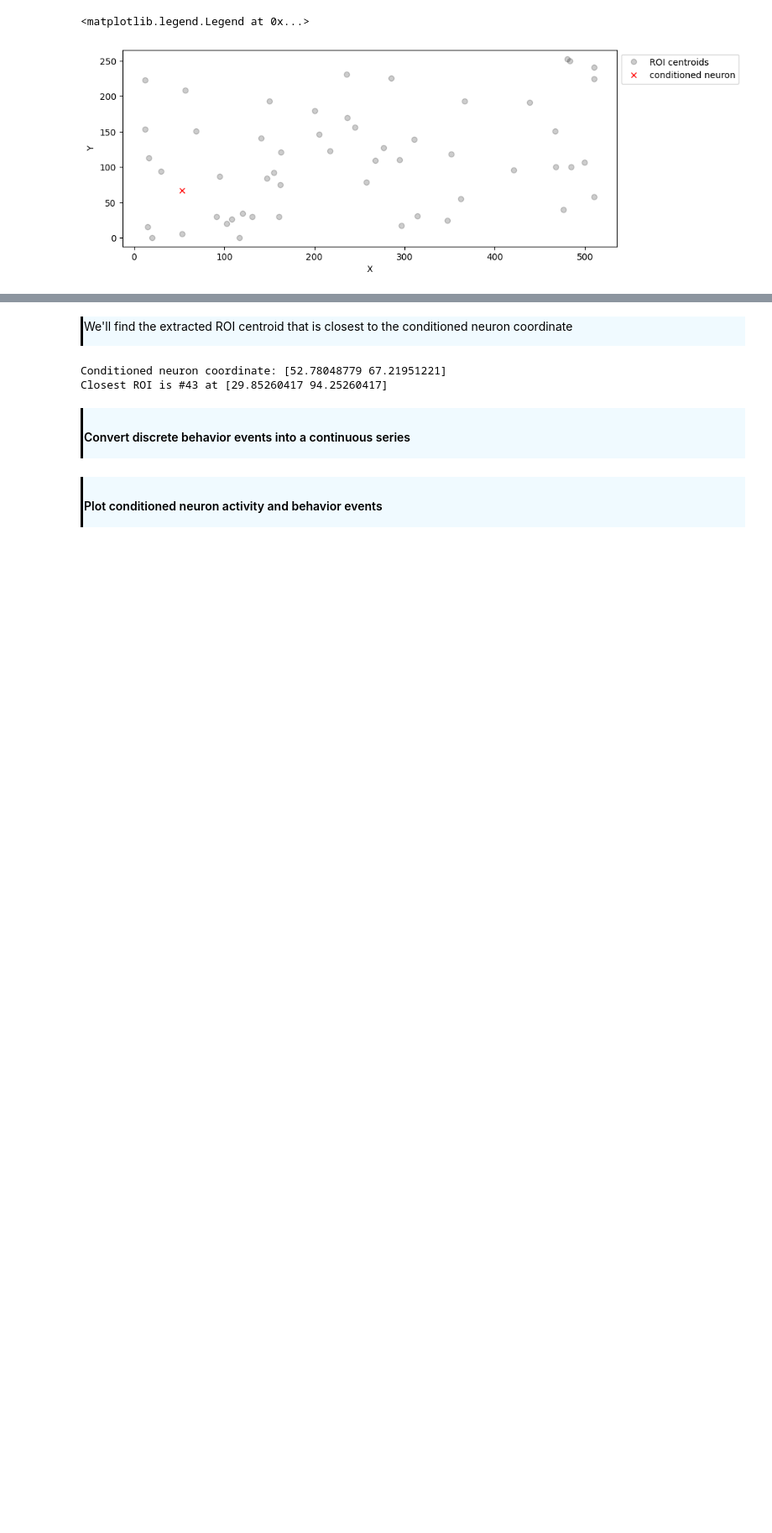
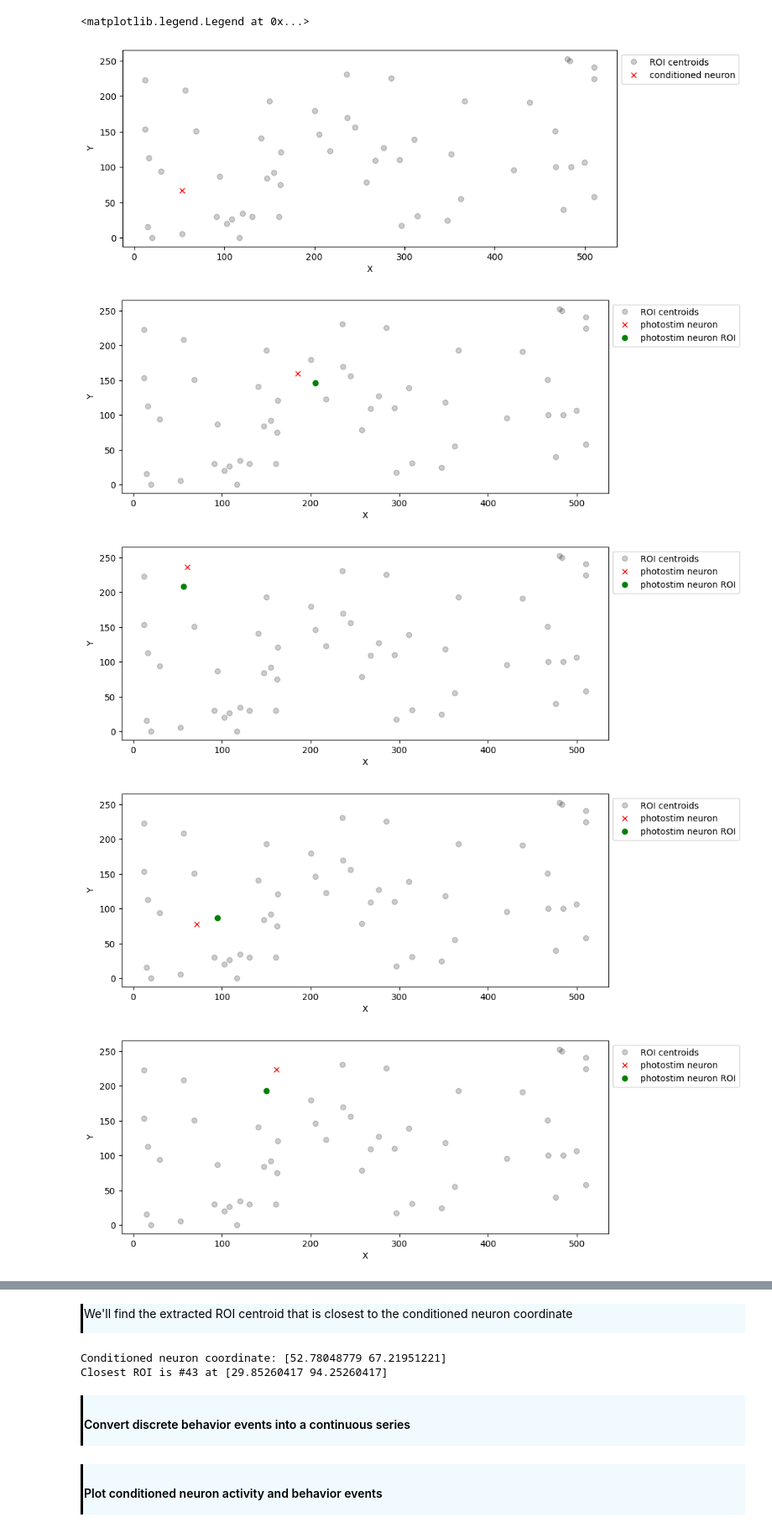
Before and after one commit to AllenNeuralDynamics/AIND-CNC-BCI-Workshop, a Jupyter notebook: code/demo_dev.ipynb, the cells around one changed output, grey strips where cells are left out. Shown at 84% size. Cells and saved outputs as stored; diff of their text form; code cells hidden in the pictures; blank space fills up the shorter version.

```diff
--- a/code/demo_dev.ipynb
+++ b/code/demo_dev.ipynb
@@ -533,3 +533,21 @@ plt.legend(bbox_to_anchor=(1.0, 1.0))
 # %% [output]
 <matplotlib.legend.Legend at 0x...>
 [figure]
+# %%
+# Create a list of the photostimulated neurons and their closest ROIS
+for idx in range(0,5):
+    select_roi = photostim['closest_roi'].iloc[idx]
+
+    plt.plot(centroidX, centroidY, 'ko', alpha = 0.2, label = 'ROI centroids')
+    plt.plot(photostim['laser_x'].iloc[idx], photostim['laser_y'].iloc[idx], 'rx', alpha = 1, label = 'photostim neuron')
+    plt.plot(centroidX[select_roi], centroidY[select_roi], 'go', alpha = 1, label = 'photostim neuron ROI')
+    plt.xlabel('X')
+    plt.ylabel('Y')
+    plt.legend()
+    plt.legend(bbox_to_anchor=(1.0, 1.0))
+    plt.show()
+# %% [output]
+[figure, added]
+[figure, added]
+[figure, added]
+[figure, added]
```
Also changed, not shown: parts of 11 cells of this notebook.
